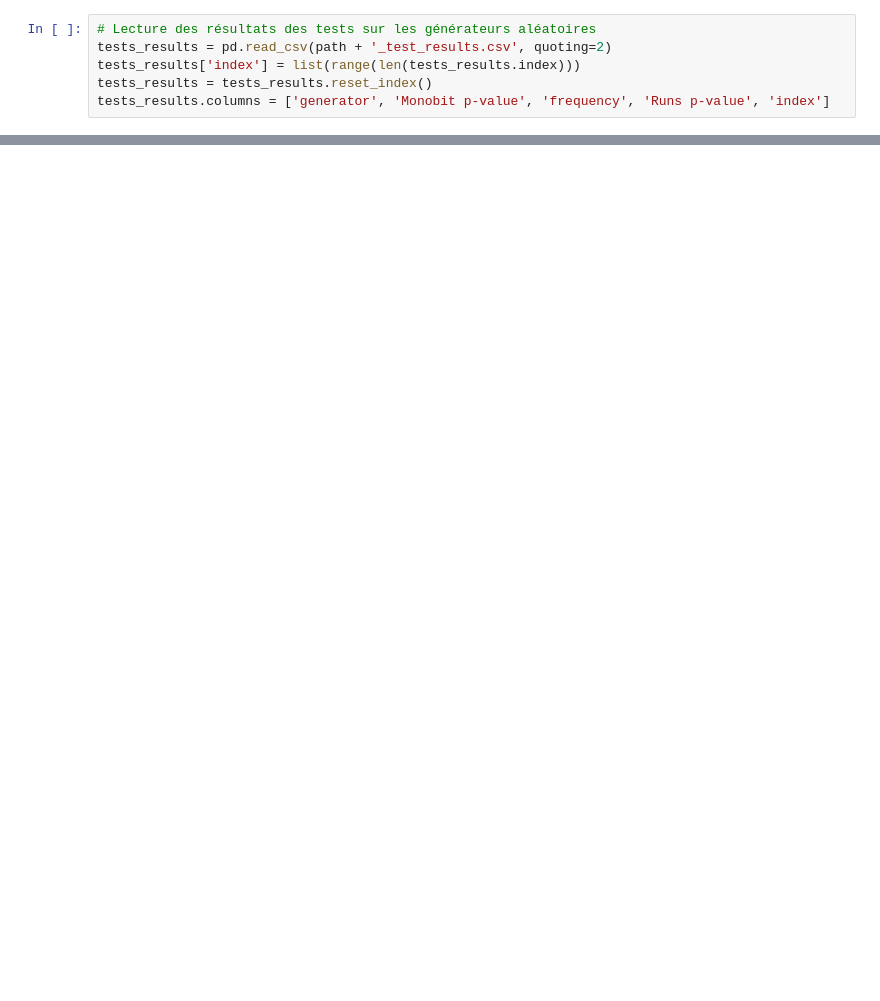
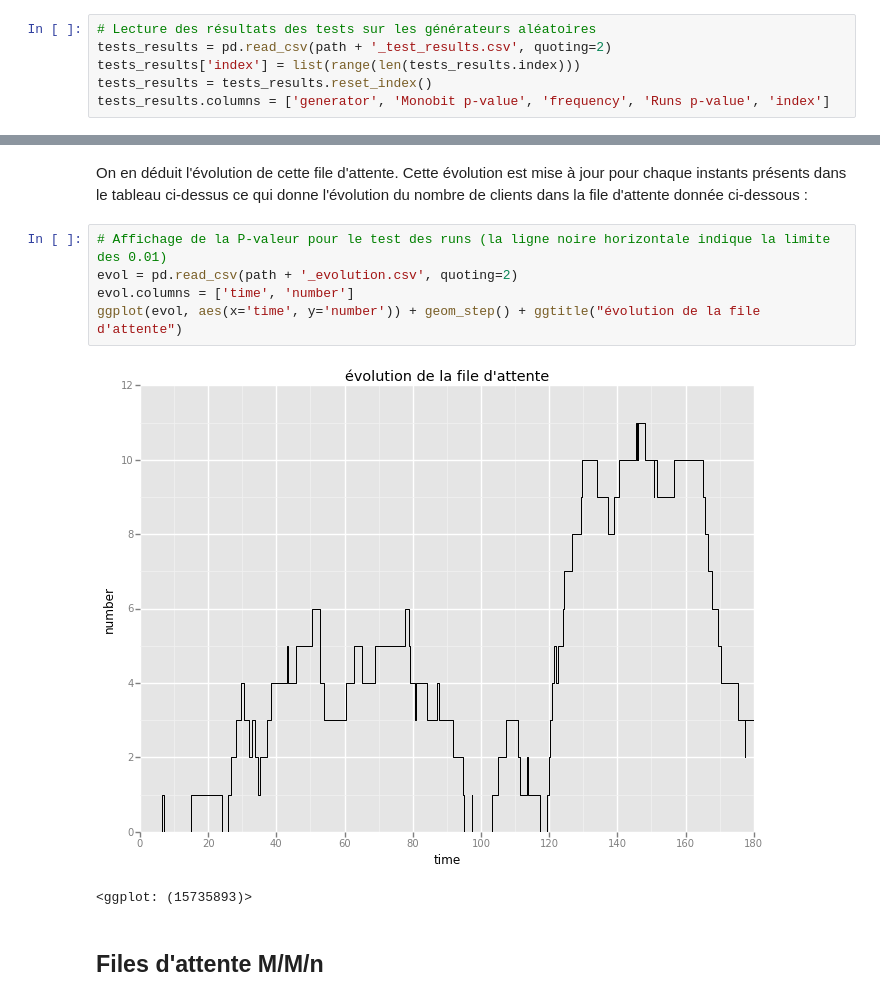
Before and after one commit to PaulEmmanuelSotir/TPs_3IF, a Jupyter notebook: TP1_Probas/ResultAnalysis/ResultAnalysisNotebook.ipynb, the cells around one changed output, grey strips where cells are left out. Saved outputs shown, nothing was run; the diff lists cells and outputs as text; blank space fills up the shorter version.

```diff
--- a/TP1_Probas/ResultAnalysis/ResultAnalysisNotebook.ipynb
+++ b/TP1_Probas/ResultAnalysis/ResultAnalysisNotebook.ipynb
@@ -140,0 +205,12 @@ On constate que tout les générateurs alétoires sont au dessus de la barre des
+# %% [markdown]
+On en déduit l'évolution de cette file d'attente. Cette évolution est mise à jour pour chaque instants présents dans le tableau ci-dessus ce qui donne l'évolution du nombre de clients dans la file d'attente donnée ci-dessous :
+# %%
+# Affichage de la P-valeur pour le test des runs (la ligne noire horizontale indique la limite des 0.01)
+evol = pd.read_csv(path + '_evolution.csv', quoting=2)
+evol.columns = ['time', 'number']
+ggplot(evol, aes(x='time', y='number')) + geom_step() + ggtitle("évolution de la file d'attente")
+# %% [output]
+[figure, added]
+<ggplot: (15735893)>
+# %% [markdown]
+## Files d'attente M/M/n
```
Also changed, not shown: parts of 29 cells of this notebook, 15 other files.
